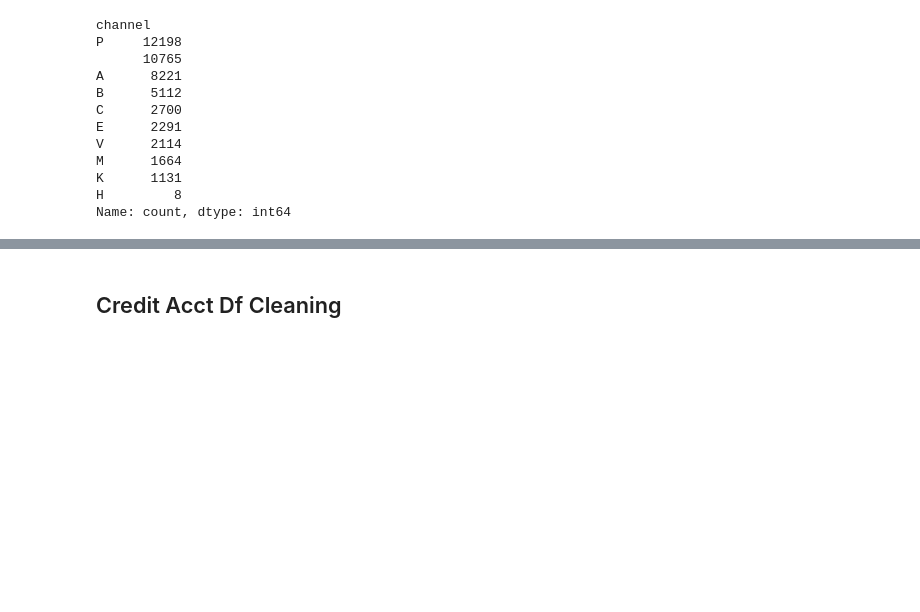
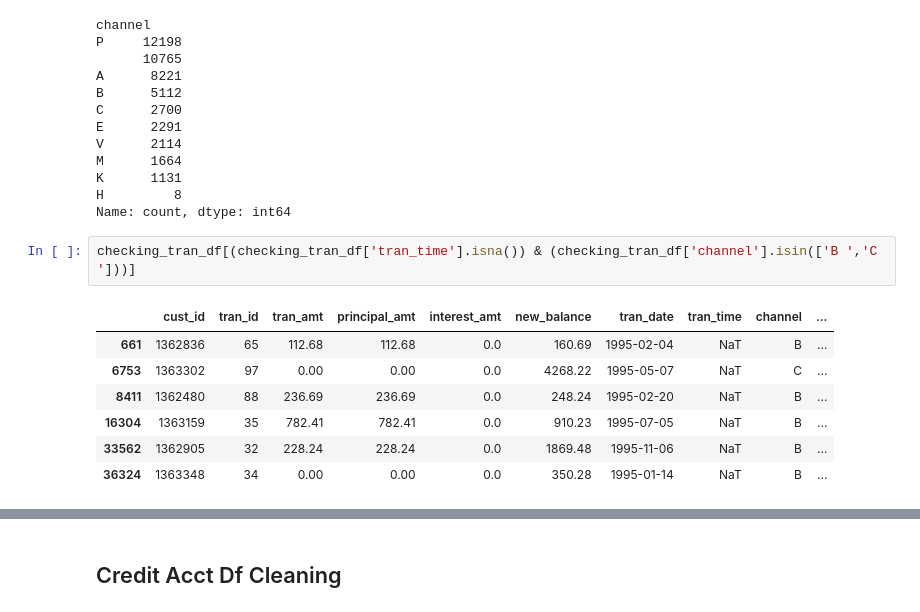
Before and after one commit to btmarsh6/mini-project-III, a Jupyter notebook: Ben_notebook.ipynb, the cells around one changed output, grey strips where cells are left out. Cells and saved outputs as stored; diff of their text form; blank space fills up the shorter version.

```diff
--- a/Ben_notebook.ipynb
+++ b/Ben_notebook.ipynb
@@ -367,3 +379,13 @@ M      1664
 K      1131
 H         8
 Name: count, dtype: int64
+# %%
+checking_tran_df[(checking_tran_df['tran_time'].isna()) & (checking_tran_df['channel'].isin(['B ','C ']))]
+# %% [output]
+|  | cust_id | tran_id | tran_amt | principal_amt | interest_amt | new_balance | tran_date | tran_time | channel | ... |
+| 661 | 1362836 | 65 | 112.68 | 112.68 | 0.0 | 160.69 | 1995-02-04 | NaT | B | ... |
+| 6753 | 1363302 | 97 | 0.00 | 0.00 | 0.0 | 4268.22 | 1995-05-07 | NaT | C | ... |
+| 8411 | 1362480 | 88 | 236.69 | 236.69 | 0.0 | 248.24 | 1995-02-20 | NaT | B | ... |
+| 16304 | 1363159 | 35 | 782.41 | 782.41 | 0.0 | 910.23 | 1995-07-05 | NaT | B | ... |
+| 33562 | 1362905 | 32 | 228.24 | 228.24 | 0.0 | 1869.48 | 1995-11-06 | NaT | B | ... |
+| 36324 | 1363348 | 34 | 0.00 | 0.00 | 0.0 | 350.28 | 1995-01-14 | NaT | B | ... |
```
Also changed, not shown: parts of 9 cells of this notebook.
